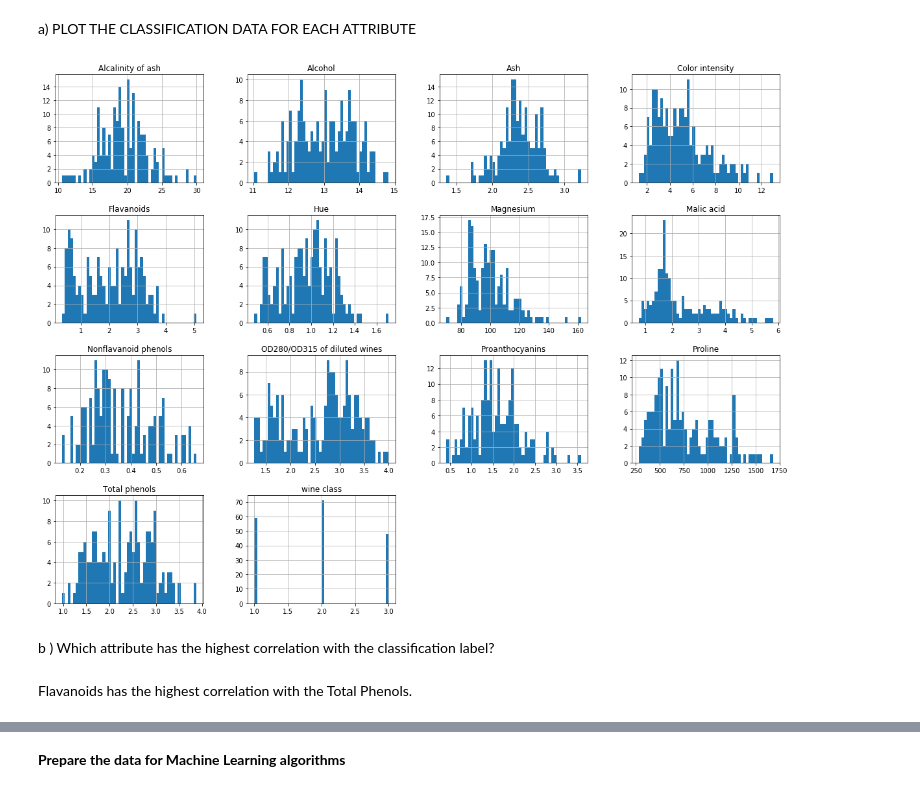
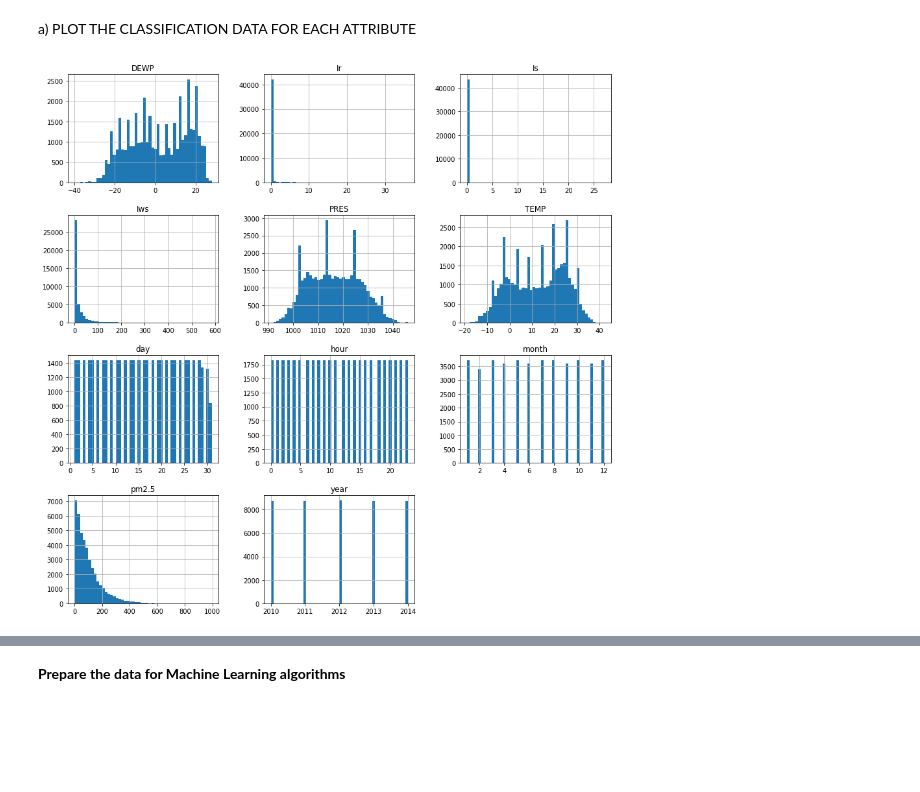
Before and after one commit to MeghaUkkali9/Advanced-Machine-Learing, a Jupyter notebook: Project4_MeghaUkkali.ipynb, the cells around one changed output, grey strips where cells are left out. Drawn from its saved outputs; the diff is of its cells as text; code cells hidden in the pictures; blank space fills up the shorter version.

```diff
--- a/Project4_MeghaUkkali.ipynb
+++ b/Project4_MeghaUkkali.ipynb
@@ -96,16 +96,14 @@ prsadata.describe()
 | 50% | 21912.500000 | 2012.000000 | 7.000000 | 16.000000 | 11.500000 | 72.000000 | 2.000000 | 14.000000 | 1016.000000 | 5.370000 | 0.000000 | ... |
 | 75% | 32868.250000 | 2013.000000 | 10.000000 | 23.000000 | 17.250000 | 137.000000 | 15.000000 | 23.000000 | 1025.000000 | 21.910000 | 0.000000 | ... |
 | max | 43824.000000 | 2014.000000 | 12.000000 | 31.000000 | 23.000000 | 994.000000 | 28.000000 | 42.000000 | 1046.000000 | 585.600000 | 27.000000 | ... |
+# %%
+prsadata=prsadata.drop("No", axis=1)
 # %% [markdown]
 a) PLOT THE CLASSIFICATION DATA FOR EACH ATTRIBUTE
 # %%
 %matplotlib inline
 import matplotlib.pyplot as plt
-winedata.hist(bins=50, figsize=(20,15))
+prsadata.hist(bins=50, figsize=(15,15))
 plt.show()
 # %% [output]
-[figure, old version]
+[figure, new version]
-# %% [markdown]
-b ) Which attribute has the highest correlation with the classification  label?
-# %% [markdown]
-Flavanoids has the highest correlation with the Total Phenols.
```
Also changed, not shown: parts of 42 cells of this notebook.
